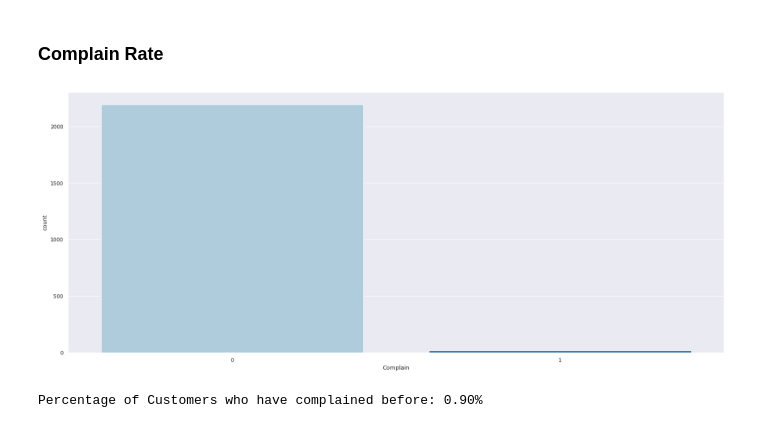
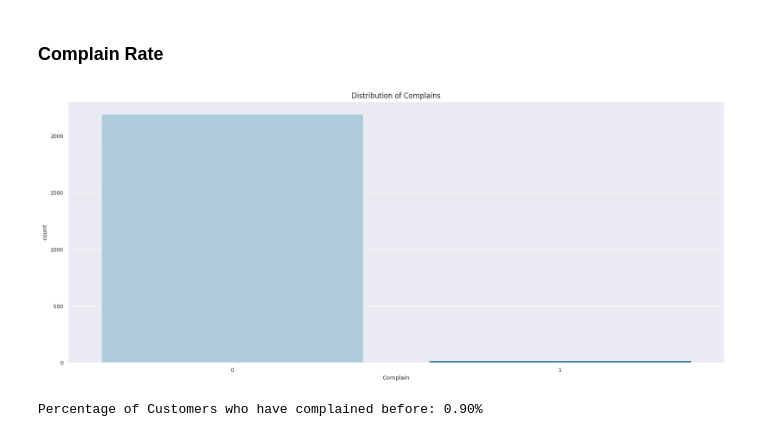
Before and after one commit to PerisN/Campaign_Marketing_Analytics, a Jupyter notebook: notebooks/customer_profile_analysis.ipynb, the cells around one changed output. Drawn from its saved outputs; the diff is of its cells as text; code cells hidden in the pictures.

```diff
--- a/notebooks/customer_profile_analysis.ipynb
+++ b/notebooks/customer_profile_analysis.ipynb
@@ -121,7 +118,7 @@ Name: Customer_Duration, dtype: float64
 # %%
 # Drop redundant columns
 
-redundant_columns = ["ID", "Z_CostContact", "Z_Revenue", "Dt_Customer", "Year_Birth", "AcceptedCmp1", "AcceptedCmp2", "AcceptedCmp3", "AcceptedCmp4", "AcceptedCmp5"]
+redundant_columns = ["ID", "Z_CostContact", "Z_Revenue", "Dt_Customer", "Year_Birth"]
 df = df.drop(redundant_columns, axis=1)
 df.shape
 # %% [output]
@@ -270,9 +259,10 @@ Most of the customers have higher eduction
 # %% [markdown]
 ### **Complain Rate**
 # %%
-sns.countplot(x="Complain", data=df, palette=palette);
+sns.countplot(x="Complain", data=df, palette=palette)
+plt.title("Distribution of Complains", fontsize=12);
 # %% [output]
-[figure, old version]
+[figure, new version]
 # %%
 complained_percentage = df[df["Complain"] == 1].shape[0] / df.shape[0] * 100
 print(f"Percentage of Customers who have complained before: {complained_percentage:.2f}%")
```
Also changed, not shown: parts of 19 cells of this notebook.
